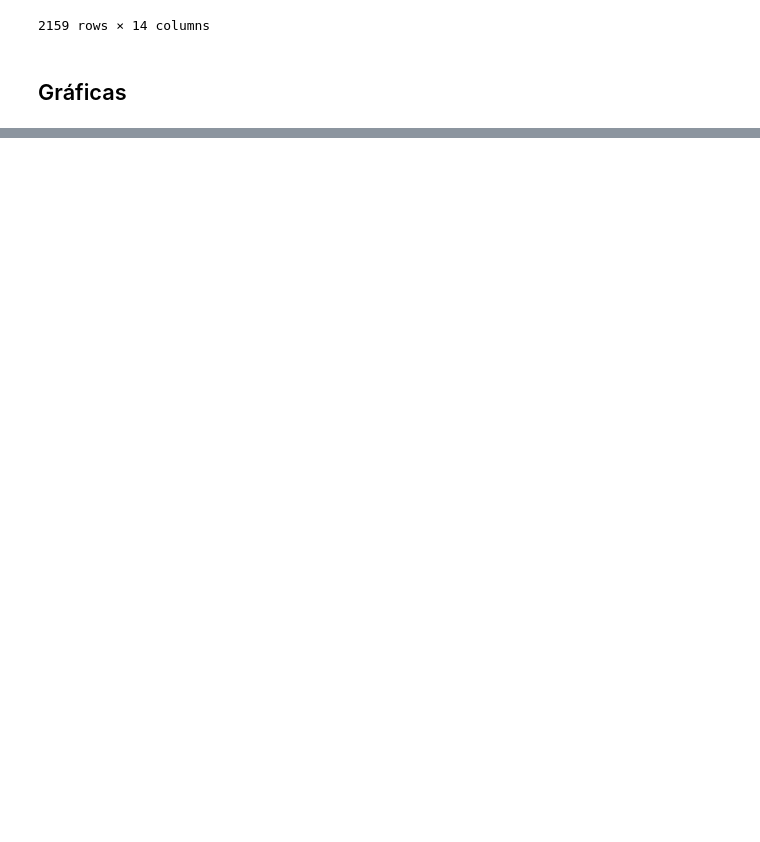
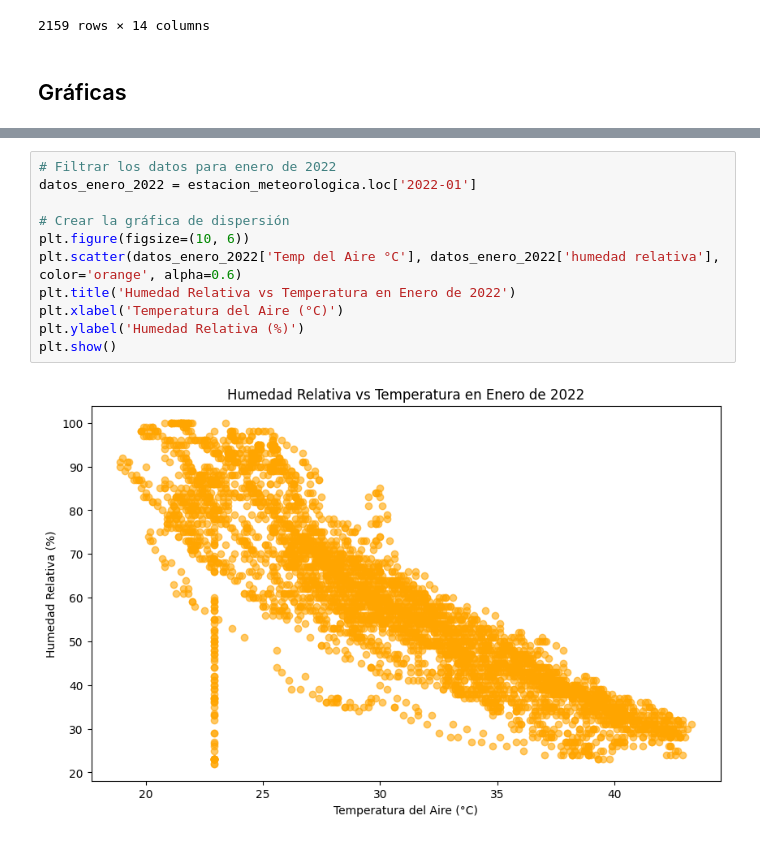
Before and after one commit to aldodds/DS_Python_WeatherStation, a Jupyter notebook: EstacionMeteorologica.ipynb, the cells around one changed output, grey strips where cells are left out. Drawn from its saved outputs; the diff is of its cells as text; blank space fills up the shorter version.

```diff
--- a/EstacionMeteorologica.ipynb
+++ b/EstacionMeteorologica.ipynb
@@ -686,0 +724,13 @@ estacion_meteorologica_rango_fecha
+# %%
+# Filtrar los datos para enero de 2022
+datos_enero_2022 = estacion_meteorologica.loc['2022-01']
+
+# Crear la gráfica de dispersión
+plt.figure(figsize=(10, 6))
+plt.scatter(datos_enero_2022['Temp del Aire °C'], datos_enero_2022['humedad relativa'], color='orange', alpha=0.6)
+plt.title('Humedad Relativa vs Temperatura en Enero de 2022')
+plt.xlabel('Temperatura del Aire (°C)')
+plt.ylabel('Humedad Relativa (%)')
+plt.show()
+# %% [output]
+[figure, added]
```
Also changed, not shown: parts of 4 cells of this notebook.
